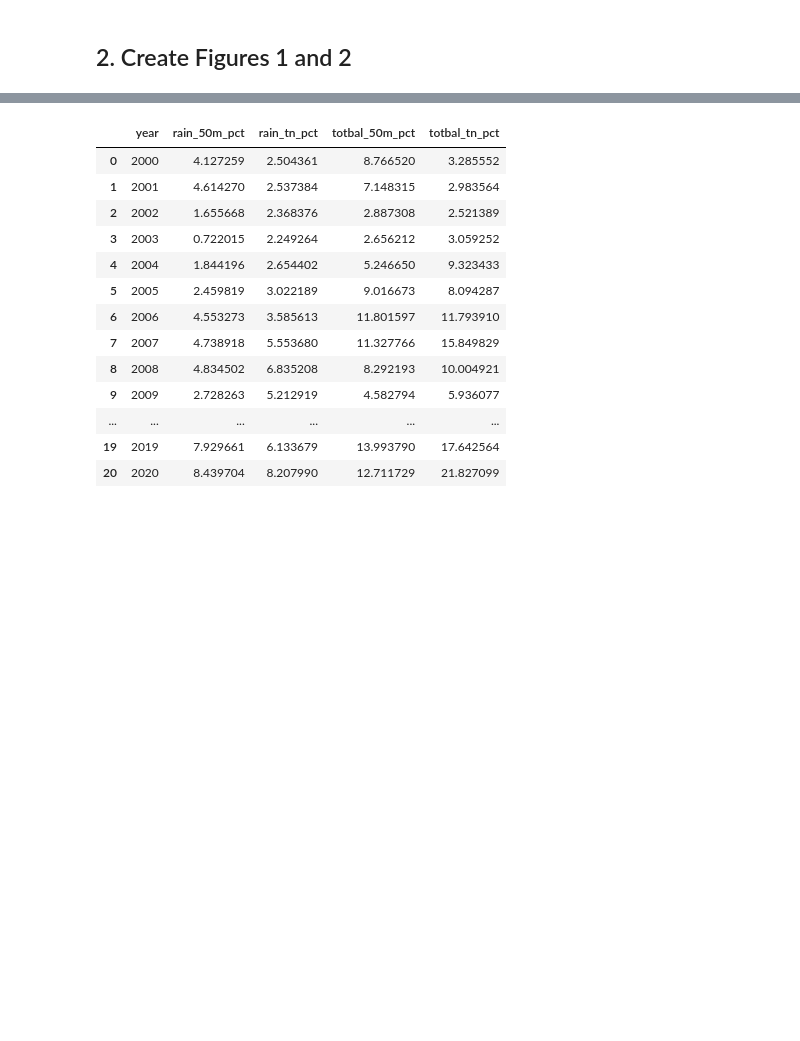
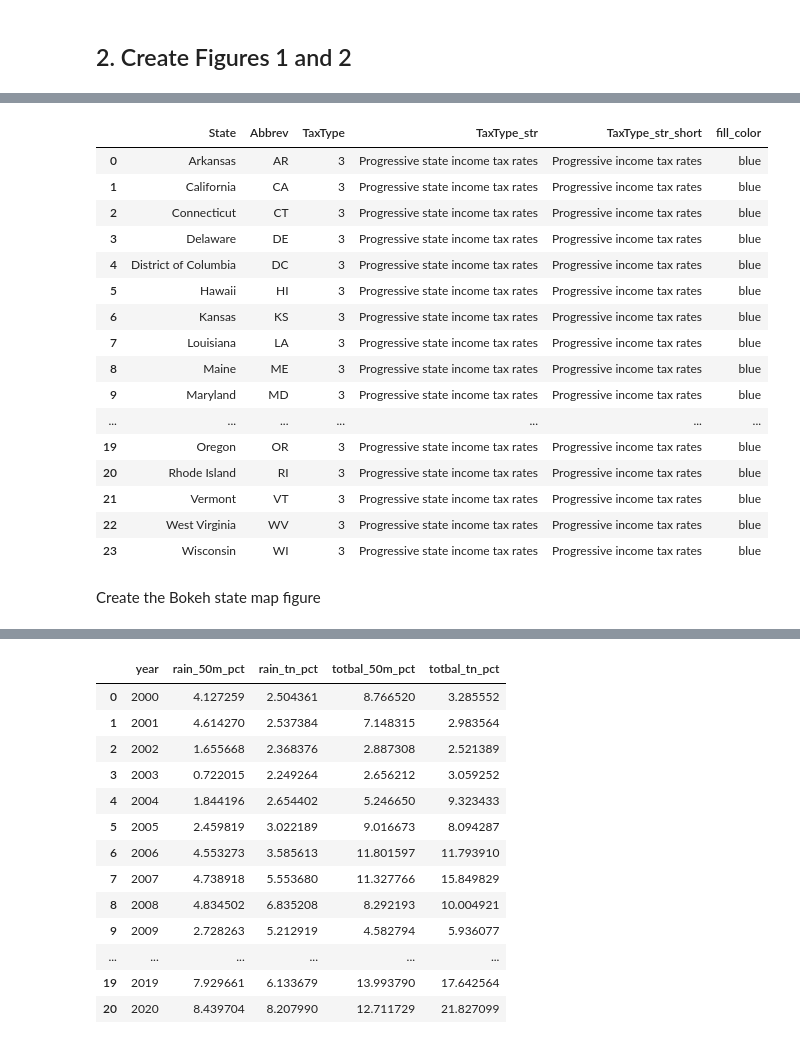
Before and after one commit to OpenSourceEcon/SC-IndivBusTax, a Jupyter notebook: SC_IndivBusTax.ipynb, the cells around one changed output, grey strips where cells are left out. Cells and saved outputs as stored; diff of their text form; code cells hidden in the pictures; blank space fills up the shorter version.

```diff
--- a/SC_IndivBusTax.ipynb
+++ b/SC_IndivBusTax.ipynb
@@ -38,0 +220,23 @@ import json
+# %%
+# Print the progressive tax states
+prog_tax_states_df
+# %% [output]
+|  | State | Abbrev | TaxType | TaxType_str | TaxType_str_short | fill_color |
+| 0 | Arkansas | AR | 3 | Progressive state income tax rates | Progressive income tax rates | blue |
+| 1 | California | CA | 3 | Progressive state income tax rates | Progressive income tax rates | blue |
+| 2 | Connecticut | CT | 3 | Progressive state income tax rates | Progressive income tax rates | blue |
+| 3 | Delaware | DE | 3 | Progressive state income tax rates | Progressive income tax rates | blue |
+| 4 | District of Columbia | DC | 3 | Progressive state income tax rates | Progressive income tax rates | blue |
+| 5 | Hawaii | HI | 3 | Progressive state income tax rates | Progressive income tax rates | blue |
+| 6 | Kansas | KS | 3 | Progressive state income tax rates | Progressive income tax rates | blue |
+| 7 | Louisiana | LA | 3 | Progressive state income tax rates | Progressive income tax rates | blue |
+| 8 | Maine | ME | 3 | Progressive state income tax rates | Progressive income tax rates | blue |
+| 9 | Maryland | MD | 3 | Progressive state income tax rates | Progressive income tax rates | blue |
+| ... | ... | ... | ... | ... | ... | ... |
+| 19 | Oregon | OR | 3 | Progressive state income tax rates | Progressive income tax rates | blue |
+| 20 | Rhode Island | RI | 3 | Progressive state income tax rates | Progressive income tax rates | blue |
+| 21 | Vermont | VT | 3 | Progressive state income tax rates | Progressive income tax rates | blue |
+| 22 | West Virginia | WV | 3 | Progressive state income tax rates | Progressive income tax rates | blue |
+| 23 | Wisconsin | WI | 3 | Progressive state income tax rates | Progressive income tax rates | blue |
+# %% [markdown]
+Create the Bokeh state map figure
```
Also changed, not shown: parts of 10 cells of this notebook, 9 other files.
